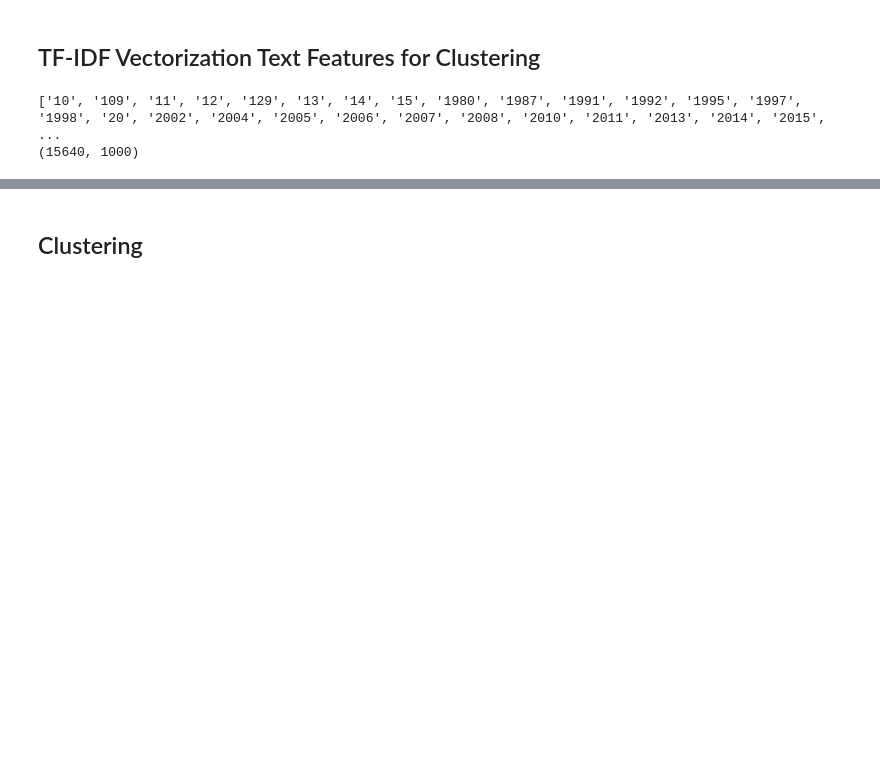
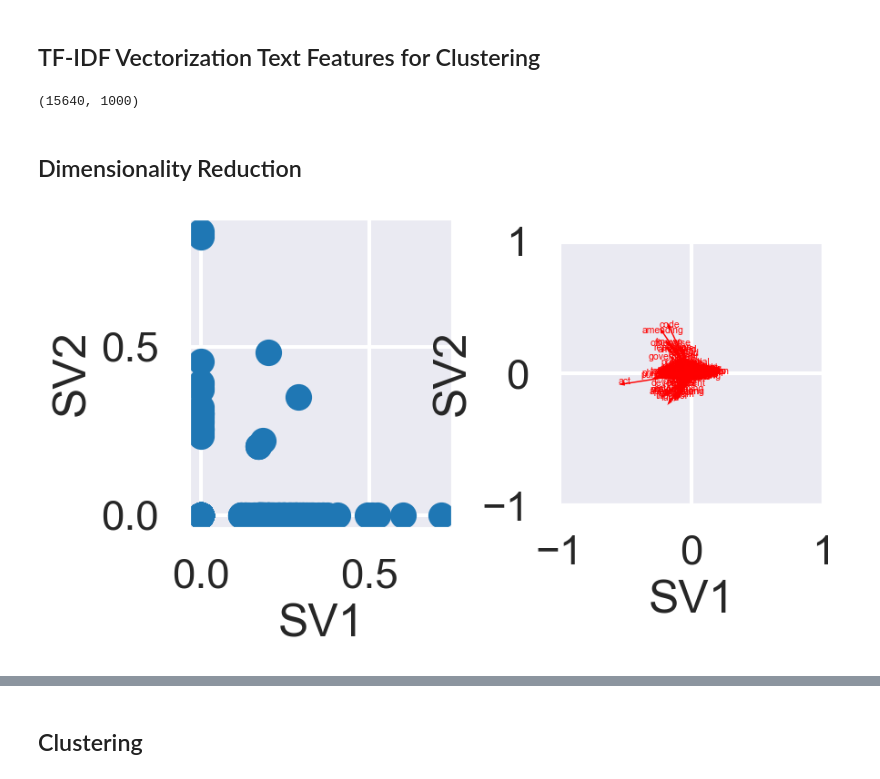
Before and after one commit to May-nerd/dmw-ml-final-project, a Jupyter notebook: data_cleaning/data_building_and_cleaning_with_vectorization.ipynb, the cells around one changed output, grey strips where cells are left out. Saved outputs shown, nothing was run; the diff lists cells and outputs as text; code cells hidden in the pictures; blank space fills up the shorter version.

```diff
--- a/data_cleaning/data_building_and_cleaning_with_vectorization.ipynb
+++ b/data_cleaning/data_building_and_cleaning_with_vectorization.ipynb
@@ -304,10 +315,50 @@ df_clean.to_pickle('clean_data.pkl', protocol=3)
 ## TF-IDF Vectorization Text Features for Clustering
 # %%
 from sklearn.feature_extraction.text import TfidfVectorizer
-vectorizer = TfidfVectorizer(max_features=1000)
-X = vectorizer.fit_transform(df_clean['combined_title'])
-print(vectorizer.get_feature_names())
+vectorizer = TfidfVectorizer(min_df=0.001, max_df=0.999, max_features=1000)
+X = vectorizer.fit_transform(df_clean['combined_title']).toarray()
 print(X.shape)
 # %% [output]
-['10', '109', '11', '12', '129', '13', '14', '15', '1980', '1987', '1991', '1992', '1995', '1997', '1998', '20', '2002', '2004', '2005', '2006', '2007', '2008', '2010', '2011', '2013', '2014', '2015', ...
 (15640, 1000)
+# %% [markdown]
+## Dimensionality Reduction
+# %%
+def truncated_svd(X):
+    """Return truncated SVD of X."""
+    q, s, p = np.linalg.svd(X)
+    return q, np.diag(s), p.T, s**2/np.linalg.norm(s**2, 1)
+# %%
+features = vectorizer.get_feature_names()
+# %%
+q, s, p, nssd = truncated_svd(X)
+# %%
+def plot_svd(X_new, features, p):
+    """
+    Plot transformed data and features on to the first two singular vectors
+
+    Parameters
+    ----------
+    X_new : array
+        Transformed data
+    featurs : sequence of str
+        Feature names
+    p : array
+        P matrix
+    """
+    fig, ax = plt.subplots(1, 2, subplot_kw=dict(aspect='equal'),
+                           gridspec_kw=dict(wspace=0.4), dpi=150)
+    ax[0].scatter(X_new[:,0], X_new[:,1])
+    ax[0].set_xlabel('SV1')
+    ax[0].set_ylabel('SV2')
+
+    for feature, vec in zip(features, p):
+        ax[1].arrow(0, 0, vec[0], vec[1], width=0.01, ec='none', fc='r')
+        ax[1].text(vec[0], vec[1], feature, ha='center', color='r', fontsize=5)
+    ax[1].set_xlim(-1, 1)
+    ax[1].set_ylim(-1, 1)
+    ax[1].set_xlabel('SV1')
+    ax[1].set_ylabel('SV2')
+# %%
+plot_svd(X, features, p)
+# %% [output]
+[figure, added]
```
Also changed, not shown: parts of 26 cells of this notebook, 3 other files.
